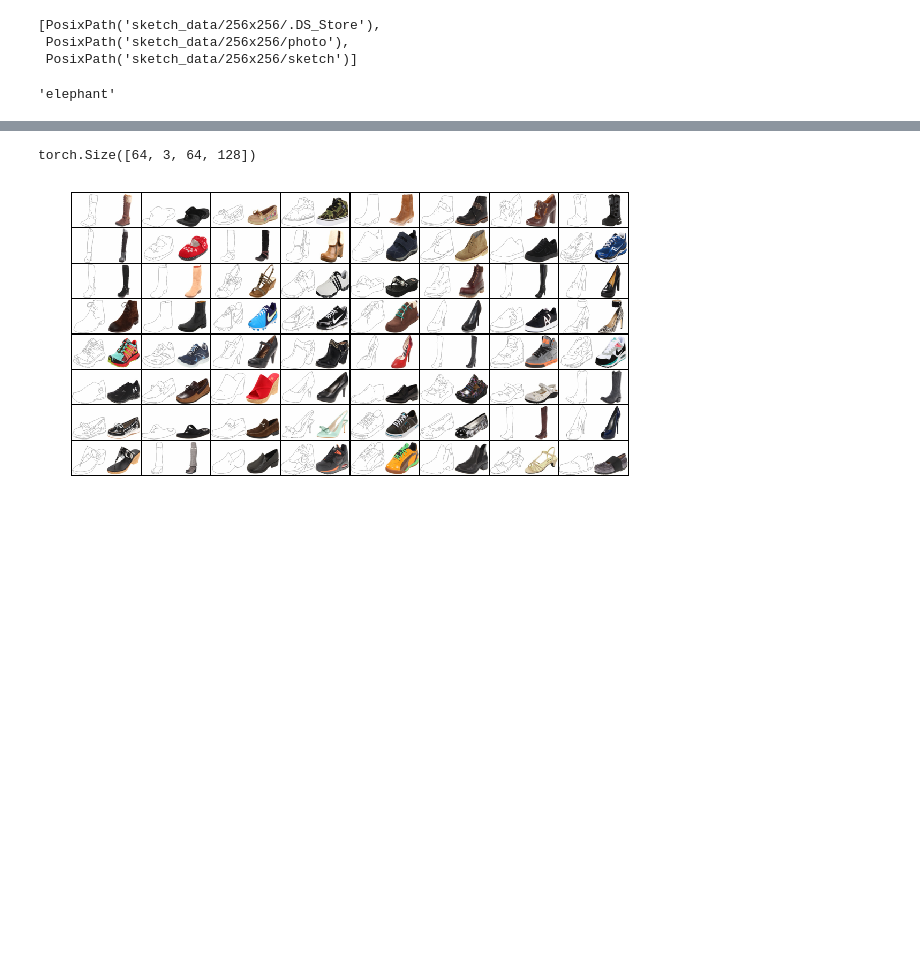
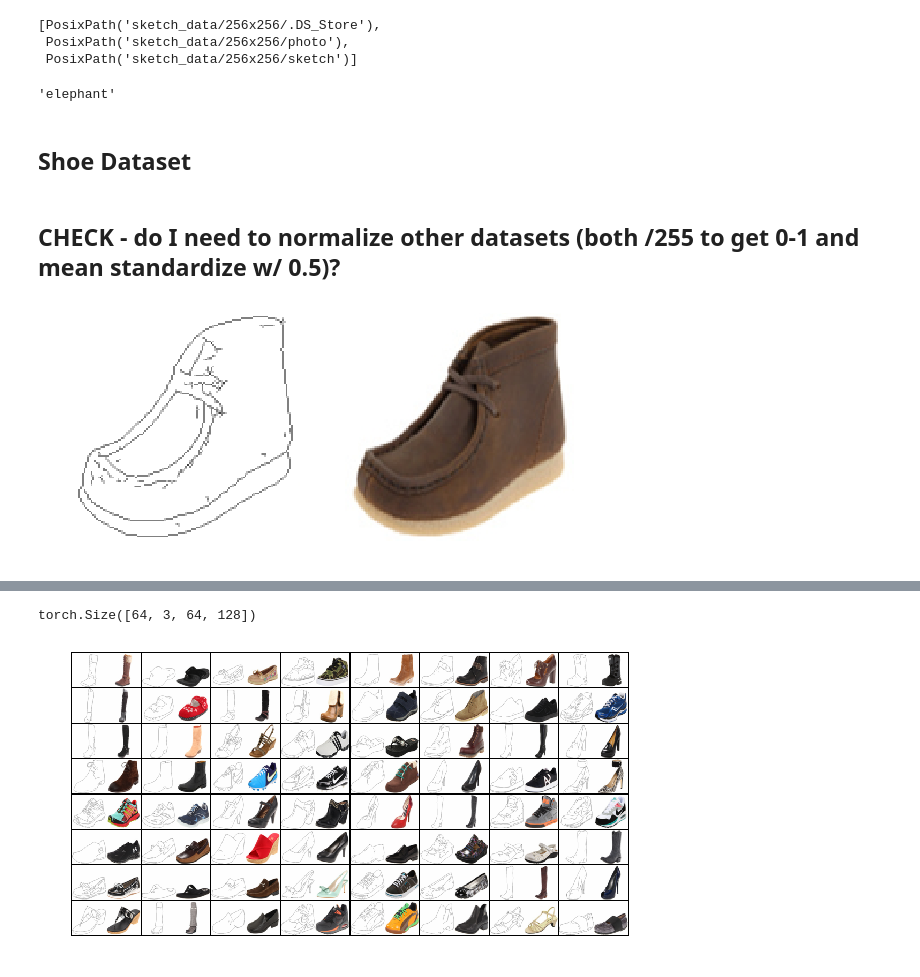
Before and after one commit to hdmamin/GAN-architectures, a Jupyter notebook: dev.ipynb, the cells around one changed output, grey strips where cells are left out. Cells and saved outputs as stored; diff of their text form; code cells hidden in the pictures; blank space fills up the shorter version.

```diff
--- a/dev.ipynb
+++ b/dev.ipynb
@@ -57,3 +56,41 @@ photo_ds = Sketch2PixDS(photo_path, 'photo')
 photo_ds[25]
 # %% [output]
 'elephant'
+# %% [markdown]
+## Shoe Dataset
+# %% [markdown]
+## CHECK - do I need to normalize other datasets (both /255 to get 0-1 and mean standardize w/ 0.5)?
+# %%
+class ShoeDataset(Dataset):
+
+    def __init__(self, path, size=64):
+        super().__init__()
+        self.files = [str(f) for f in Path(path).iterdir()]
+        self.size = size
+
+    def __len__(self):
+        return len(self.files)
+
+    def __getitem__(self, i):
+        img = read_img(self.files[i])
+        sketch, photo = img[:, :256, :], img[:, 256:, :]
+        if self.size:
+            sketch = cv2.resize(sketch, (self.size, self.size),
+                                interpolation=cv2.INTER_AREA)
+            photo = cv2.resize(photo, (self.size, self.size),
+                               interpolation=cv2.INTER_AREA)
+        return sketch, photo
+
+    def show(self, i):
+        """Display resized image."""
+        fig, ax = plt.subplots(1, 2, figsize=(9, 9))
+        for i, img in enumerate(self[i]):
+            ax[i].axis('off')
+            ax[i].imshow(img)
+        plt.show()
+# %%
+shoe_ds = ShoeDataset('edges2shoes/train', 128)
+shoe_dl = DataLoader(shoe_ds, batch_size=4, shuffle=True)
+shoe_ds.show(0)
+# %% [output]
+[figure, added]
```
Also changed, not shown: parts of 18 cells of this notebook, 3 other files.
